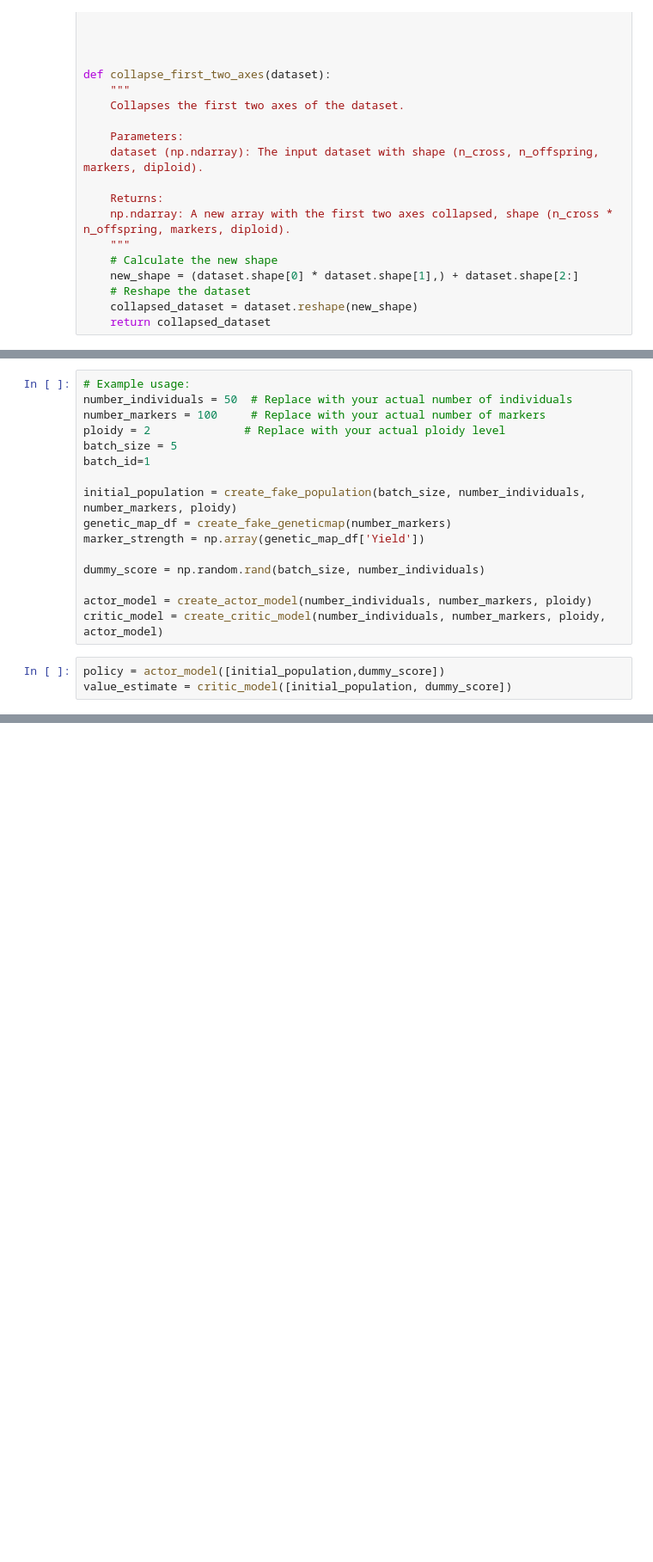
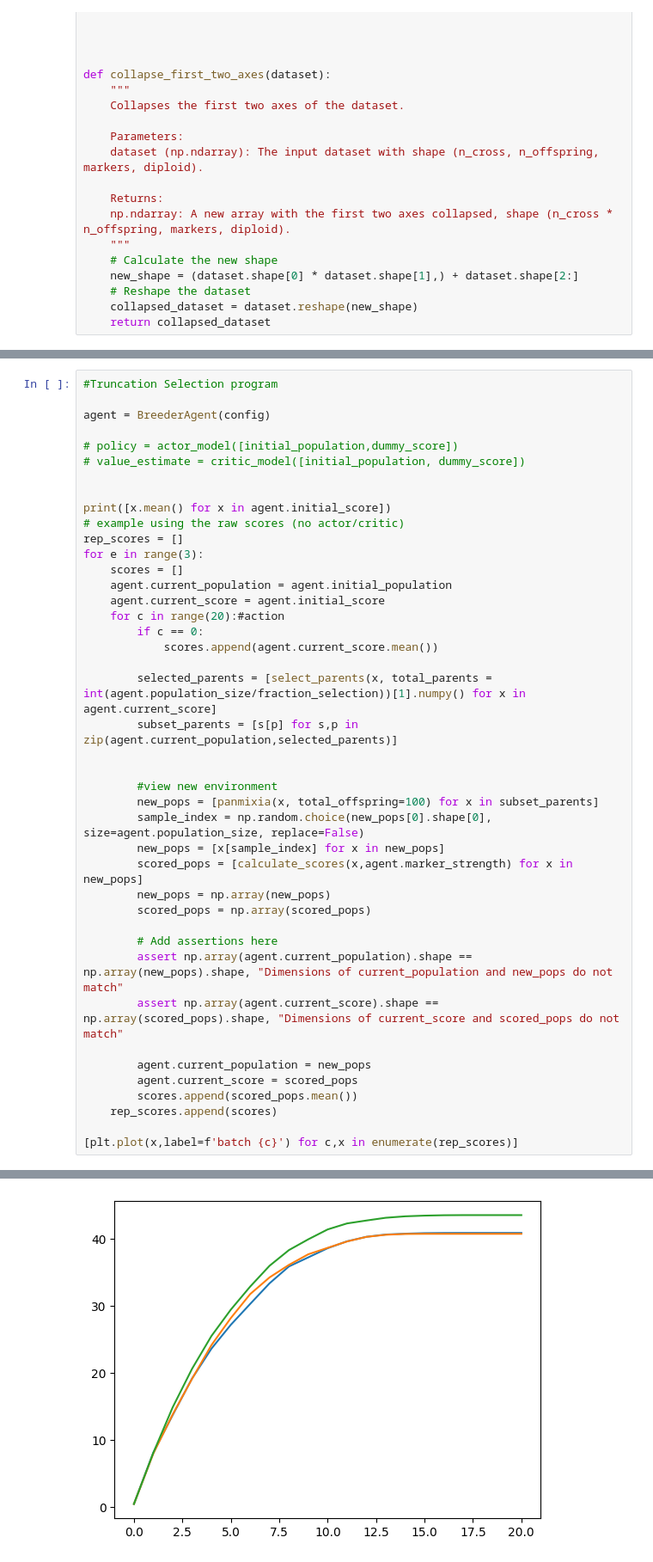
Before and after one commit to cjGO/breeder_agent, a Jupyter notebook: test.ipynb, the cells around one changed output, grey strips where cells are left out. Shown at 86% size. Cells and saved outputs as stored; diff of their text form; blank space fills up the shorter version.

Commit message:
calculated advantages for faux data

```diff
--- a/test.ipynb
+++ b/test.ipynb
@@ -450,19 +238,0 @@ class BreederAgent:
-# %%
-# Example usage:
-number_individuals = 50  # Replace with your actual number of individuals
-number_markers = 100     # Replace with your actual number of markers
-ploidy = 2              # Replace with your actual ploidy level
-batch_size = 5
-batch_id=1
-
-initial_population = create_fake_population(batch_size, number_individuals, number_markers, ploidy)
-genetic_map_df = create_fake_geneticmap(number_markers)
-marker_strength = np.array(genetic_map_df['Yield'])
-
-dummy_score = np.random.rand(batch_size, number_individuals)
-
-actor_model = create_actor_model(number_individuals, number_markers, ploidy)
-critic_model = create_critic_model(number_individuals, number_markers, ploidy, actor_model)
-# %%
-policy = actor_model([initial_population,dummy_score])
-value_estimate = critic_model([initial_population, dummy_score])
@@ -638,0 +554,43 @@ for e in range(5):
+# %%
+#Truncation Selection program
+
+agent = BreederAgent(config)
+
+# policy = actor_model([initial_population,dummy_score])
+# value_estimate = critic_model([initial_population, dummy_score])
+
+
+print([x.mean() for x in agent.initial_score])
+# example using the raw scores (no actor/critic)
+rep_scores = []
+for e in range(3):
+    scores = []
+    agent.current_population = agent.initial_population
+    agent.current_score = agent.initial_score
+    for c in range(20):#action
+        if c == 0:
+            scores.append(agent.current_score.mean())
+
+        selected_parents = [select_parents(x, total_parents = int(agent.population_size/fraction_selection))[1].numpy() for x in agent.current_score]
+        subset_parents = [s[p] for s,p in zip(agent.current_population,selected_parents)]
+
+
+        #view new environment
+        new_pops = [panmixia(x, total_offspring=100) for x in subset_parents]
+        sample_index = np.random.choice(new_pops[0].shape[0], size=agent.population_size, replace=False)
+        new_pops = [x[sample_index] for x in new_pops]
+        scored_pops = [calculate_scores(x,agent.marker_strength) for x in new_pops]
+        new_pops = np.array(new_pops)
+        scored_pops = np.array(scored_pops)
+
+        # Add assertions here
+        assert np.array(agent.current_population).shape == np.array(new_pops).shape, "Dimensions of current_population and new_pops do not match"
+        assert np.array(agent.current_score).shape == np.array(scored_pops).shape, "Dimensions of current_score and scored_pops do not match"
+
+        agent.current_population = new_pops
+        agent.current_score = scored_pops
+        scores.append(scored_pops.mean())
+    rep_scores.append(scores)
+
+[plt.plot(x,label=f'batch {c}') for c,x in enumerate(rep_scores)]
+# %% [output]
@@ -638,0 +601 @@ for e in range(5):
+[figure, added]
```
Also changed, not shown: parts of 46 cells of this notebook.
